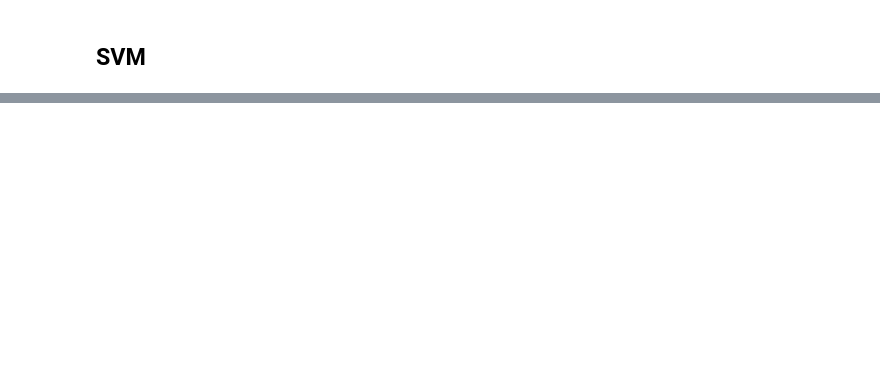
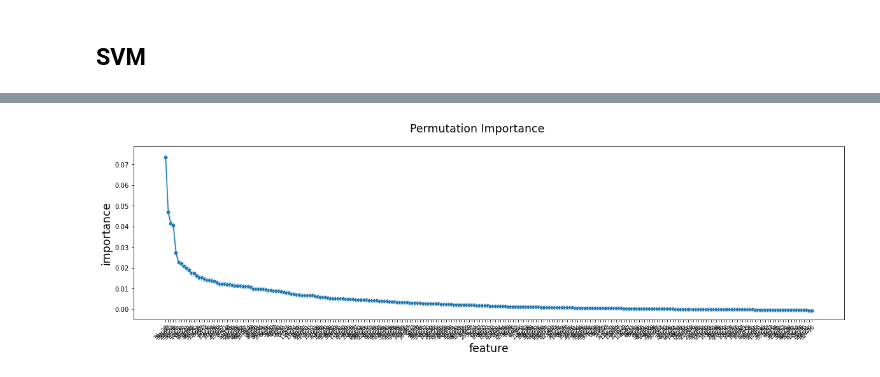
Before and after one commit to sycomix/SuggNet, a Jupyter notebook: notebooks/classification/4 FC Classification.ipynb, the cells around one changed output, grey strips where cells are left out. Cells and saved outputs as stored; diff of their text form; code cells hidden in the pictures; blank space fills up the shorter version.

```diff
--- a/notebooks/classification/4 FC Classification.ipynb
+++ b/notebooks/classification/4 FC Classification.ipynb
@@ -48,0 +275,29 @@ scores.mean()
+# %%
+from sklearn.inspection import permutation_importance
+
+importances = []
+for train, test in tqdm(cv.split(X, y), total=cv.get_n_splits()):
+    pipe.fit(X.iloc[train], y.iloc[train])
+    perm_imp_results = permutation_importance(
+        pipe, X.iloc[test], y.iloc[test], scoring='accuracy', n_repeats=10, n_jobs=-1)
+    importances.append(perm_imp_results['importances'])
+# TODO change n_repeats to 10 at least!!!
+# %%
+imp_df1 = pd.DataFrame(np.hstack(importances), index=X.columns)
+imp_df1.reset_index(inplace=True)
+imp_df1 = imp_df1.melt(id_vars=['index'])
+imp_df1.rename(columns={'index': 'feature', 'value': 'importance', 'variable': 'repetition'}, inplace=True)
+imp_df1['mean_importance'] = imp_df1.groupby('feature')['importance'].transform('mean')
+imp_df1.sort_values(by='mean_importance', ascending=False, inplace=True)
+
+fig, ax = plt.subplots(figsize=(20, 5))
+# sns.barplot(x='importance', y='feature', data=imp_df1, orient='h', ax=ax, )
+sns.lineplot(x='feature', y='importance', data=imp_df1, ax=ax, ci=95)
+sns.scatterplot(x='feature', y='mean_importance', data=imp_df1, ax=ax)
+plt.xticks(rotation=45, fontsize='small', rotation_mode='anchor', ha='right')
+plt.xlabel('feature', fontsize='xx-large')
+plt.ylabel('importance', fontsize='xx-large')
+plt.suptitle('Permutation Importance', fontsize='xx-large')
+plt.show()
+# %% [output]
+[figure, added]
```
Also changed, not shown: parts of 16 cells of this notebook.
